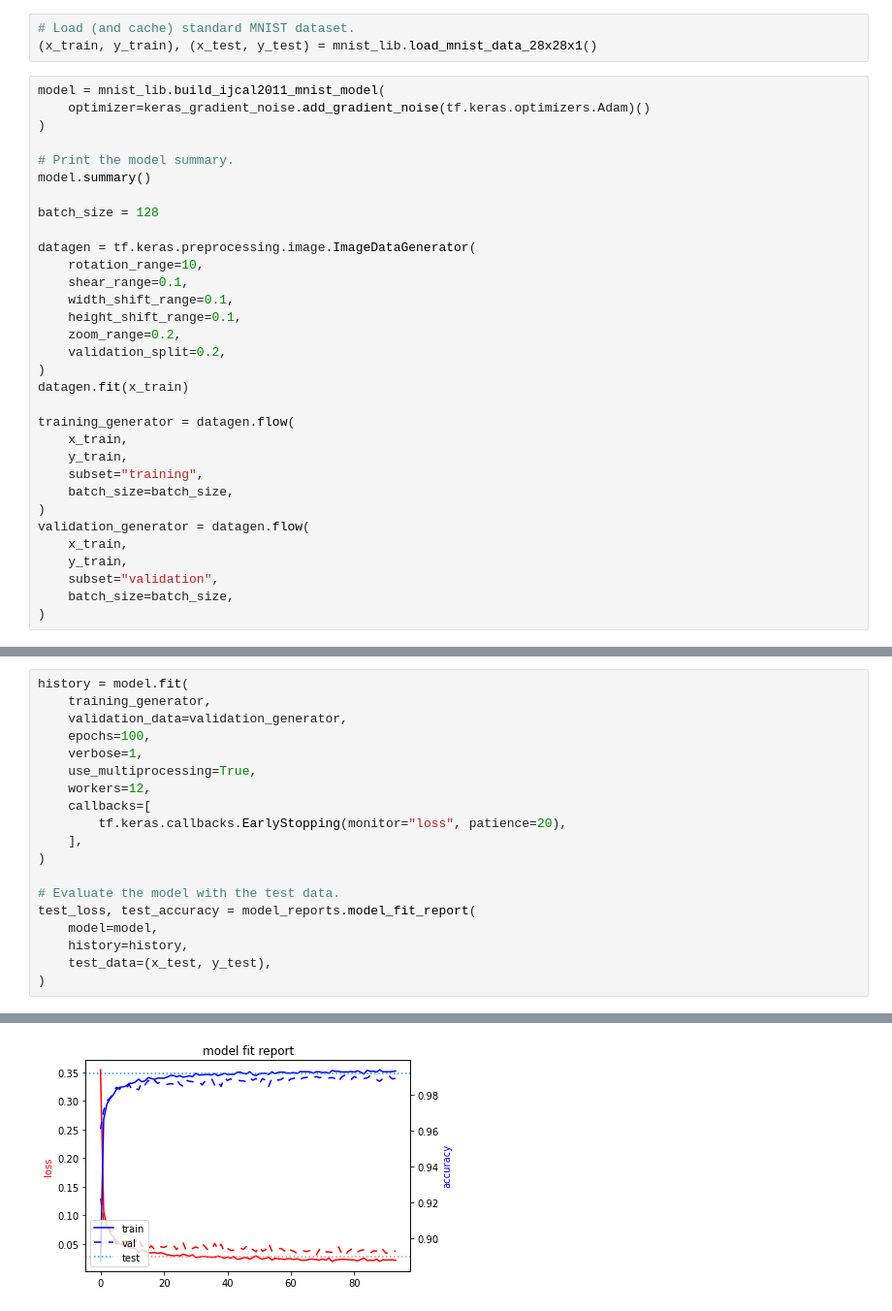
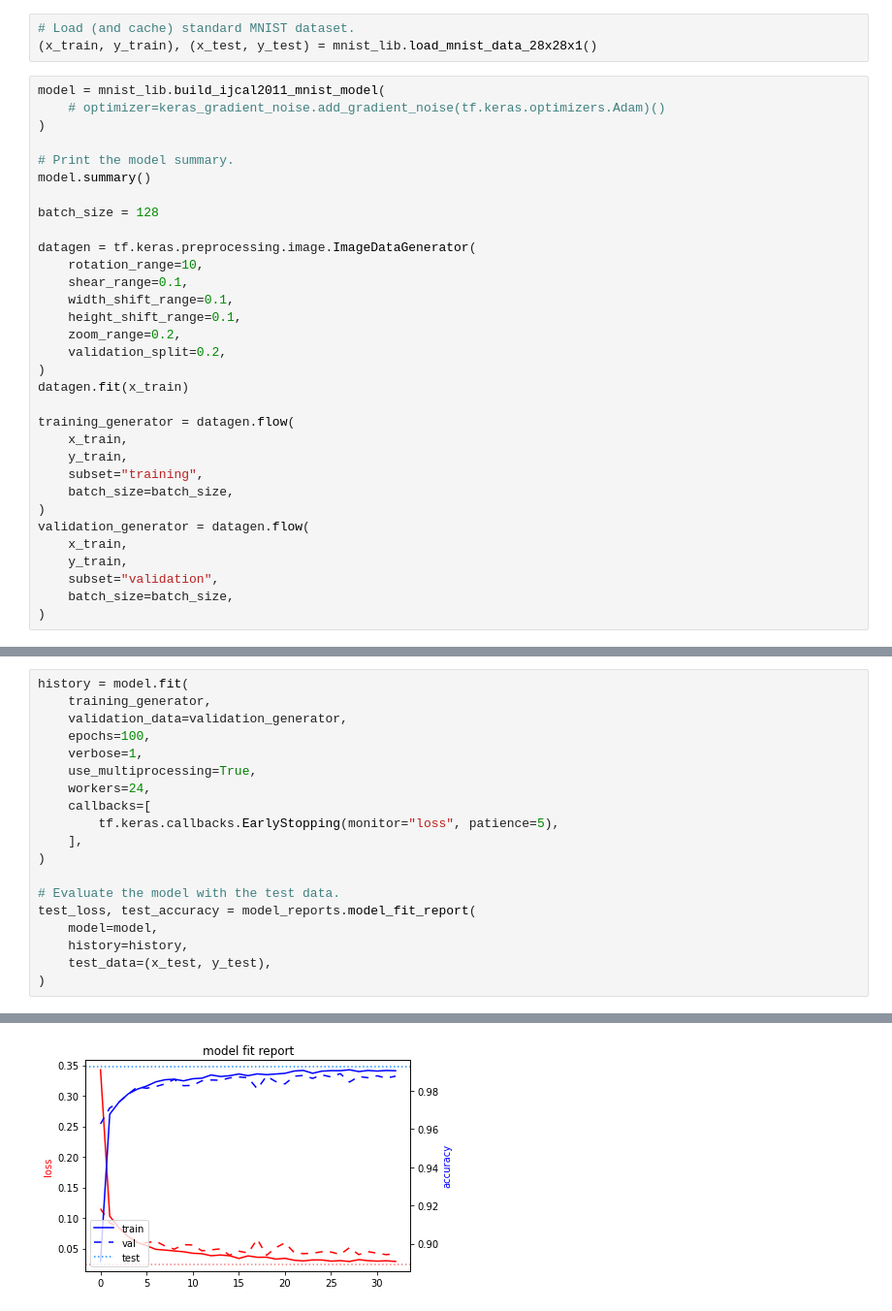
Before and after one commit to crutcher/smot, a Jupyter notebook: smot/problems/mnist/nb_ijcai2011_imagegen.ipynb, the cells around one changed output, grey strips where cells are left out. Shown at 97% size. Drawn from its saved outputs; the diff is of its cells as text.

```diff
--- a/smot/problems/mnist/nb_ijcai2011_imagegen.ipynb
+++ b/smot/problems/mnist/nb_ijcai2011_imagegen.ipynb
@@ -10,7 +10,7 @@ from smot.problems.mnist import mnist_lib
 (x_train, y_train), (x_test, y_test) = mnist_lib.load_mnist_data_28x28x1()
 # %%
 model = mnist_lib.build_ijcal2011_mnist_model(
-    optimizer=keras_gradient_noise.add_gradient_noise(tf.keras.optimizers.Adam)()
+    # optimizer=keras_gradient_noise.add_gradient_noise(tf.keras.optimizers.Adam)()
 )
 
 # Print the model summary.
@@ -65,9 +65,9 @@ history = model.fit(
     epochs=100,
     verbose=1,
     use_multiprocessing=True,
-    workers=12,
+    workers=24,
     callbacks=[
-        tf.keras.callbacks.EarlyStopping(monitor="loss", patience=20),
+        tf.keras.callbacks.EarlyStopping(monitor="loss", patience=5),
     ],
 )
 
@@ -98 +98 @@ Test loss: 0.02764078974723816, Test accuracy: 0.9921000003814697, Error rate: 0
-[figure, old version]
+[figure, new version]
```
Also changed, not shown: parts of 2 cells of this notebook, 1 other file.
